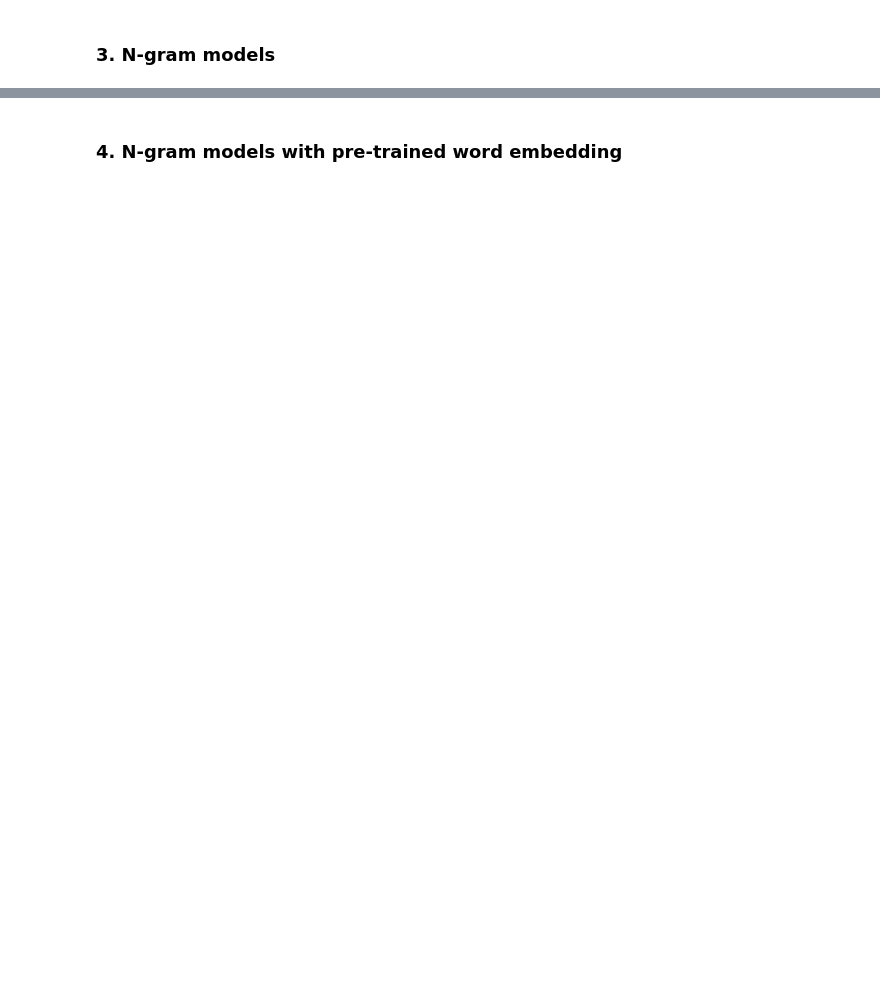
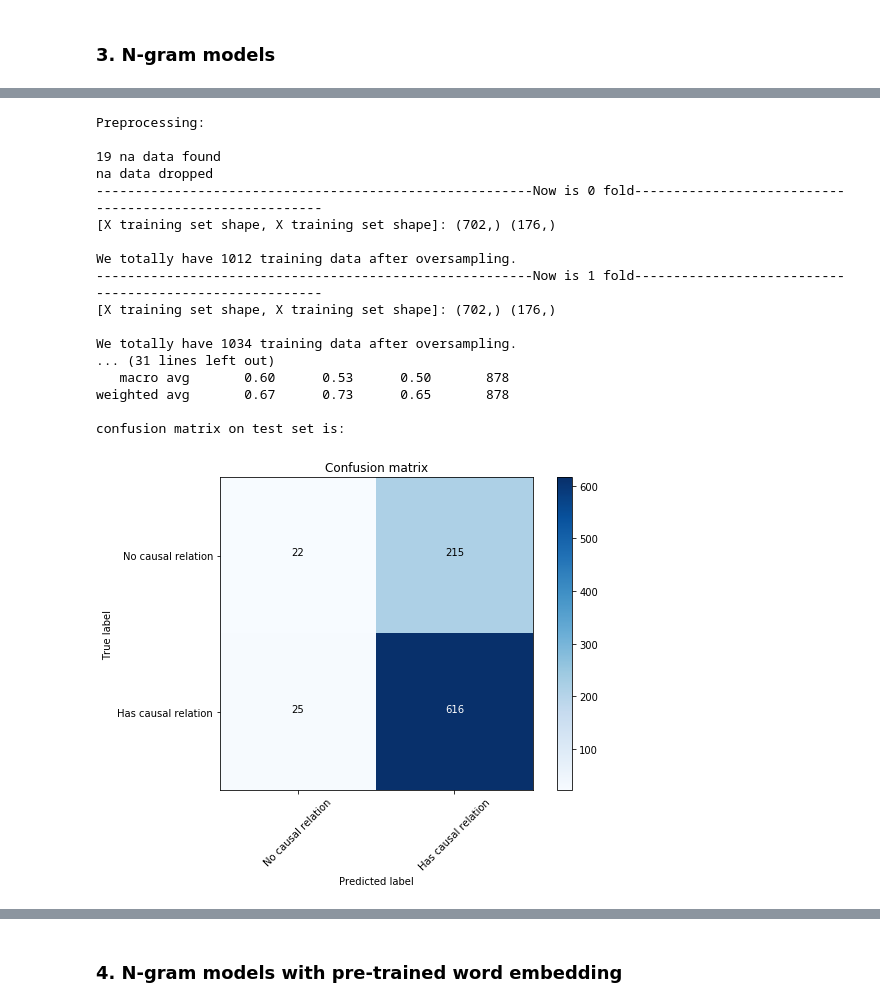
Before and after one commit to SSIML2021/SSIML2021, a Jupyter notebook: notebooks/1.1-causal-relation-precense-fasttext.ipynb, the cells around one changed output, grey strips where cells are left out. Saved outputs shown, nothing was run; the diff lists cells and outputs as text; code cells hidden in the pictures; blank space fills up the shorter version.

```diff
--- a/notebooks/1.1-causal-relation-precense-fasttext.ipynb
+++ b/notebooks/1.1-causal-relation-precense-fasttext.ipynb
@@ -347,4 +348,26 @@ def run(X, y, wordNgrams=1, pretrainedVectors=""):
     plot_confusion_matrix(cm_eval, ['No causal relation', 'Has causal relation'], normalize=False)
 
     return
+# %%
+# set threads according to your CPU
+run(X, y, wordNgrams=1,threads=10)
+# %% [output]
+Preprocessing:
+
+19 na data found
+na data dropped
+--------------------------------------------------------Now is 0 fold--------------------------------------------------------
+[X training set shape, X training set shape]: (702,) (176,)
+
+We totally have 1012 training data after oversampling.
+--------------------------------------------------------Now is 1 fold--------------------------------------------------------
+[X training set shape, X training set shape]: (702,) (176,)
+
+We totally have 1034 training data after oversampling.
+... (31 lines left out)
+   macro avg       0.60      0.53      0.50       878
+weighted avg       0.67      0.73      0.65       878
+
+confusion matrix on test set is:
+[figure, added]
 # %%
```
Also changed, not shown: parts of 17 cells of this notebook.
